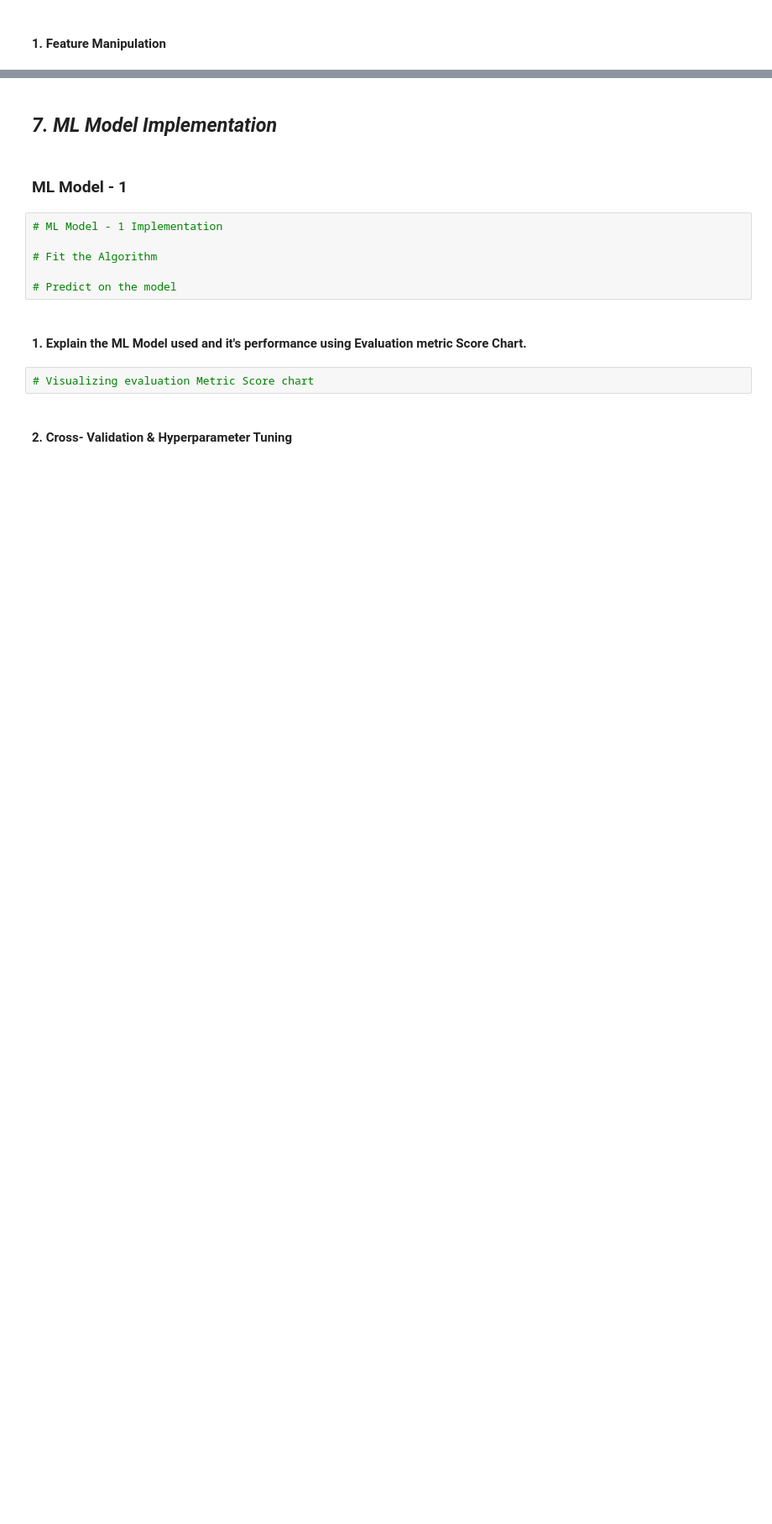
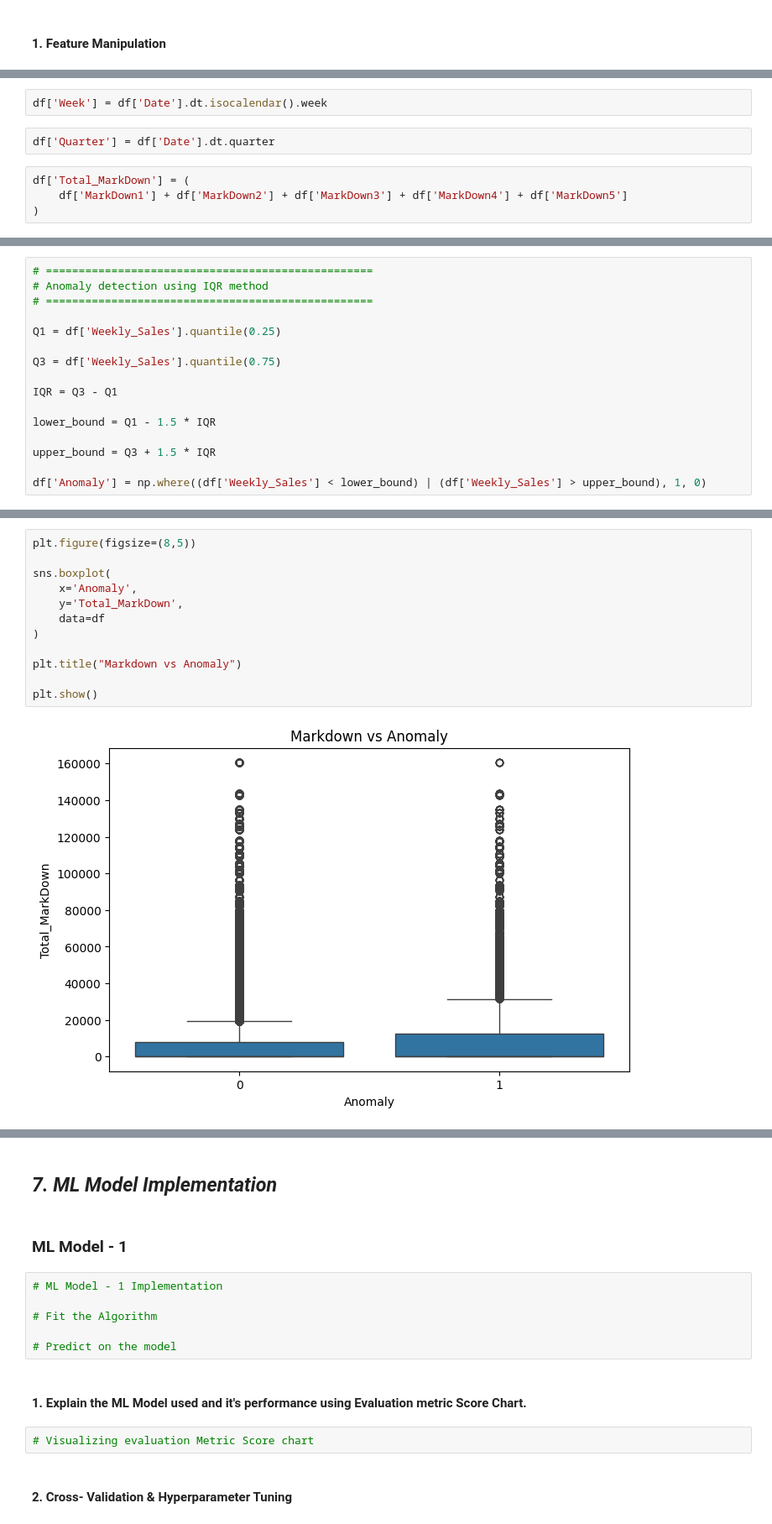
Before and after one commit to akshat-mishra-ds/Integrated-Retail-Analytics-for-Store-Optimization, a Jupyter notebook: Retail_Analytics_for_Store_Optimization.ipynb, the cells around one changed output, grey strips where cells are left out. Shown at 84% size. Cells and saved outputs as stored; diff of their text form; blank space fills up the shorter version.

Commit message:
Anomaly Detection added

```diff
--- a/Retail_Analytics_for_Store_Optimization.ipynb
+++ b/Retail_Analytics_for_Store_Optimization.ipynb
@@ -866,0 +831,8 @@ Answer Here.
+# %%
+df['Week'] = df['Date'].dt.isocalendar().week
+# %%
+df['Quarter'] = df['Date'].dt.quarter
+# %%
+df['Total_MarkDown'] = (
+    df['MarkDown1'] + df['MarkDown2'] + df['MarkDown3'] + df['MarkDown4'] + df['MarkDown5']
+)
@@ -866,0 +863,16 @@ Answer Here.
+# %%
+# ==================================================
+# Anomaly detection using IQR method
+# ==================================================
+
+Q1 = df['Weekly_Sales'].quantile(0.25)
+
+Q3 = df['Weekly_Sales'].quantile(0.75)
+
+IQR = Q3 - Q1
+
+lower_bound = Q1 - 1.5 * IQR
+
+upper_bound = Q3 + 1.5 * IQR
+
+df['Anomaly'] = np.where((df['Weekly_Sales'] < lower_bound) | (df['Weekly_Sales'] > upper_bound), 1, 0)
@@ -866,0 +914,14 @@ Answer Here.
+# %%
+plt.figure(figsize=(8,5))
+
+sns.boxplot(
+    x='Anomaly',
+    y='Total_MarkDown',
+    data=df
+)
+
+plt.title("Markdown vs Anomaly")
+
+plt.show()
+# %% [output]
+[figure, added]
```
Also changed, not shown: parts of 85 cells of this notebook.
